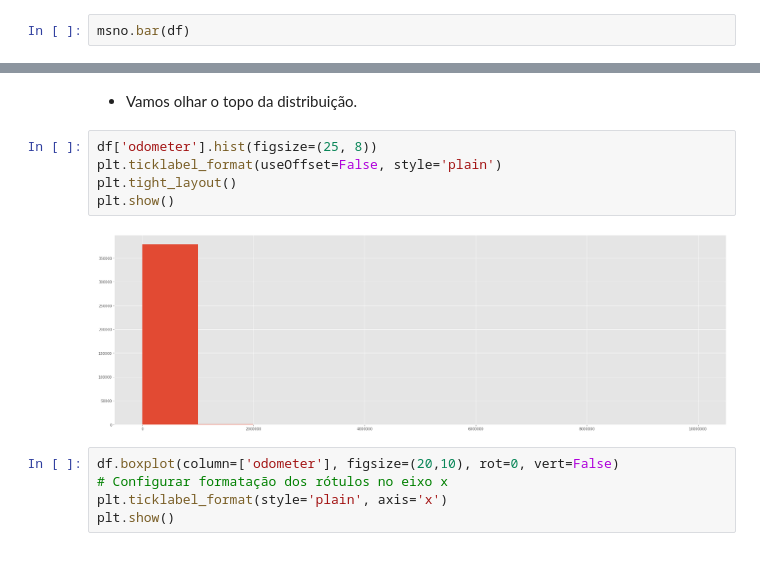
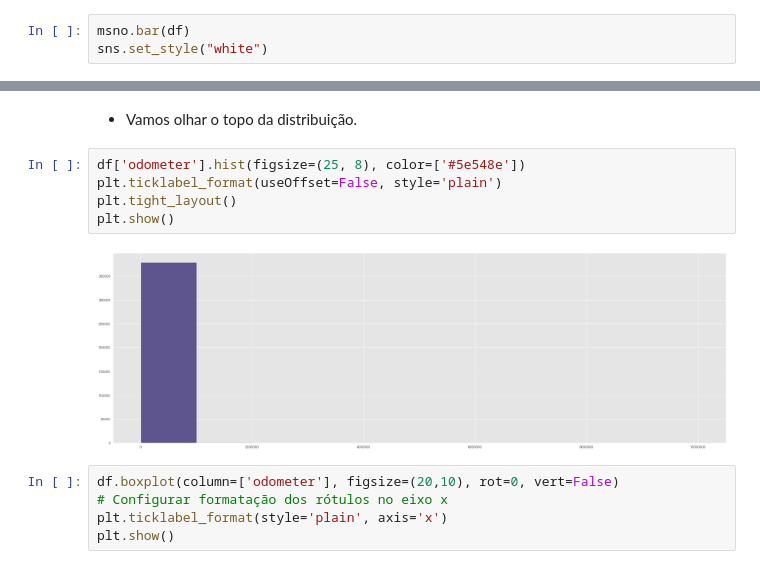
Before and after one commit to biancaportela/vendas_carros, a Jupyter notebook: limpeza.ipynb, the cells around one changed output, grey strips where cells are left out. Cells and saved outputs as stored; diff of their text form.

```diff
--- a/limpeza.ipynb
+++ b/limpeza.ipynb
@@ -89,4 +89,5 @@ msno.matrix(df)
 [figure]
 # %%
 msno.bar(df)
+sns.set_style("white")
 # %% [output]
@@ -325,12 +343,12 @@ Name: odometer, dtype: float64
 # %% [markdown]
 - Vamos olhar o topo da distribuição.
 # %%
-df['odometer'].hist(figsize=(25, 8))
+df['odometer'].hist(figsize=(25, 8), color=['#5e548e'])
 plt.ticklabel_format(useOffset=False, style='plain')
 plt.tight_layout()
 plt.show()
 # %% [output]
-[figure, old version]
+[figure, new version]
 # %%
 df.boxplot(column=['odometer'], figsize=(20,10), rot=0, vert=False)
 # Configurar formatação dos rótulos no eixo x
```
Also changed, not shown: parts of 9 cells of this notebook, 18 other files.
